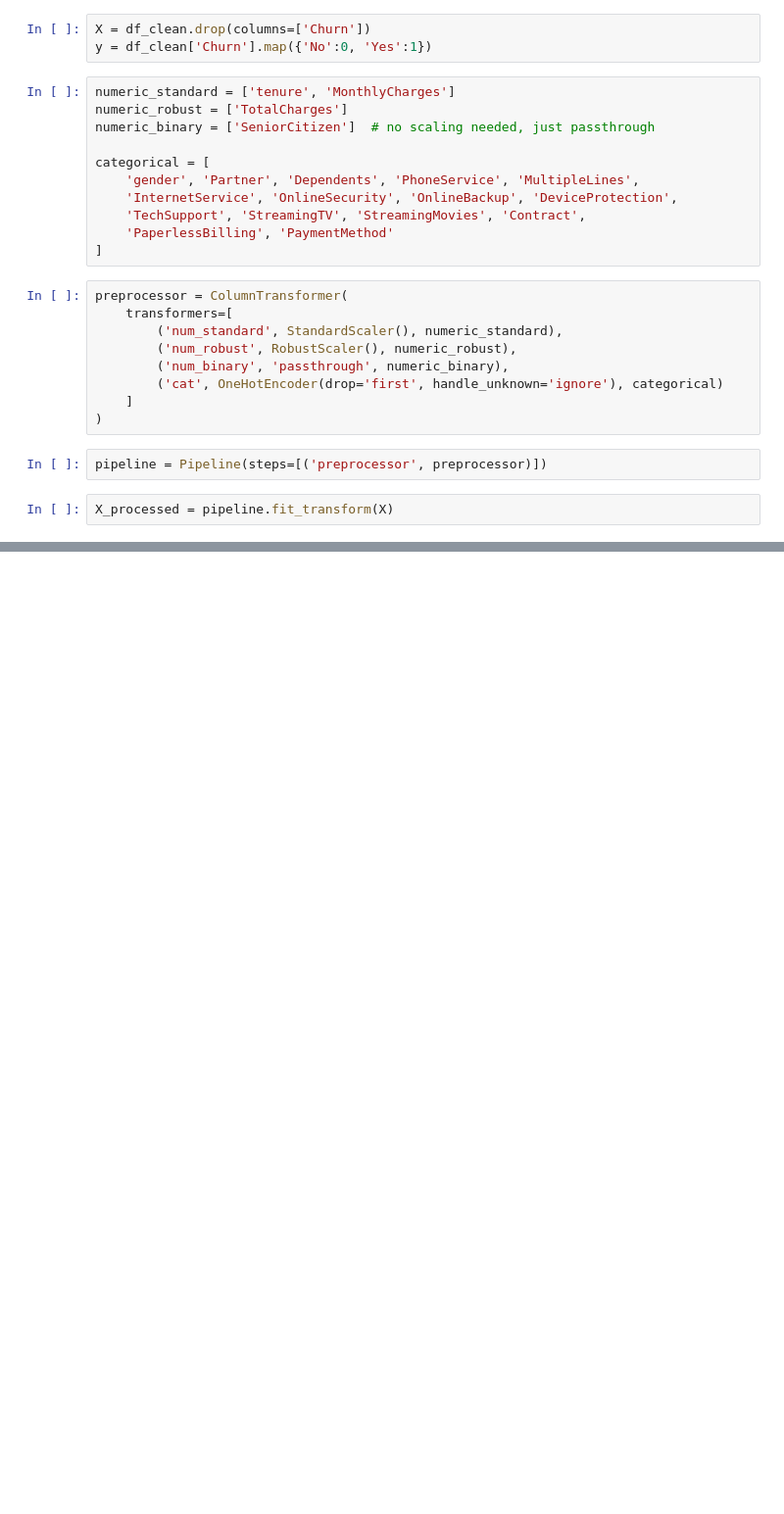
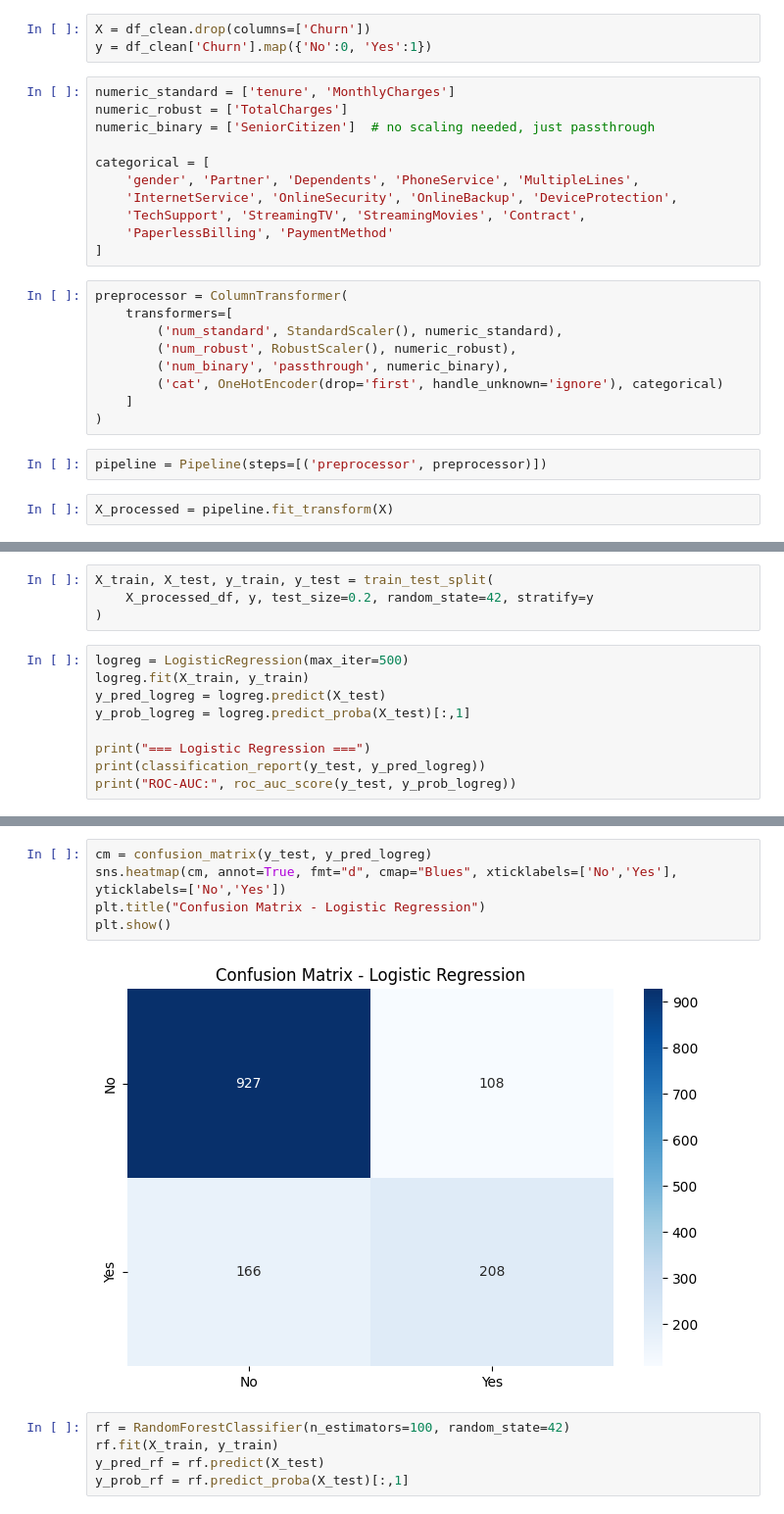
Before and after one commit to yahyaCS/AIP22-featureEngineering, a Jupyter notebook: fe.ipynb, the cells around one changed output, grey strips where cells are left out. Shown at 98% size. Cells and saved outputs as stored; diff of their text form; blank space fills up the shorter version.

Commit message:
trained base line models

```diff
--- a/fe.ipynb
+++ b/fe.ipynb
@@ -613,0 +622,13 @@ Processed feature shape: (7043, 23)
+# %%
+X_train, X_test, y_train, y_test = train_test_split(
+    X_processed_df, y, test_size=0.2, random_state=42, stratify=y
+)
+# %%
+logreg = LogisticRegression(max_iter=500)
+logreg.fit(X_train, y_train)
+y_pred_logreg = logreg.predict(X_test)
+y_prob_logreg = logreg.predict_proba(X_test)[:,1]
+
+print("=== Logistic Regression ===")
+print(classification_report(y_test, y_pred_logreg))
+print("ROC-AUC:", roc_auc_score(y_test, y_prob_logreg))
@@ -613,0 +647,12 @@ Processed feature shape: (7043, 23)
+# %%
+cm = confusion_matrix(y_test, y_pred_logreg)
+sns.heatmap(cm, annot=True, fmt="d", cmap="Blues", xticklabels=['No','Yes'], yticklabels=['No','Yes'])
+plt.title("Confusion Matrix - Logistic Regression")
+plt.show()
+# %% [output]
+[figure, added]
+# %%
+rf = RandomForestClassifier(n_estimators=100, random_state=42)
+rf.fit(X_train, y_train)
+y_pred_rf = rf.predict(X_test)
+y_prob_rf = rf.predict_proba(X_test)[:,1]
```
Also changed, not shown: parts of 6 cells of this notebook.
